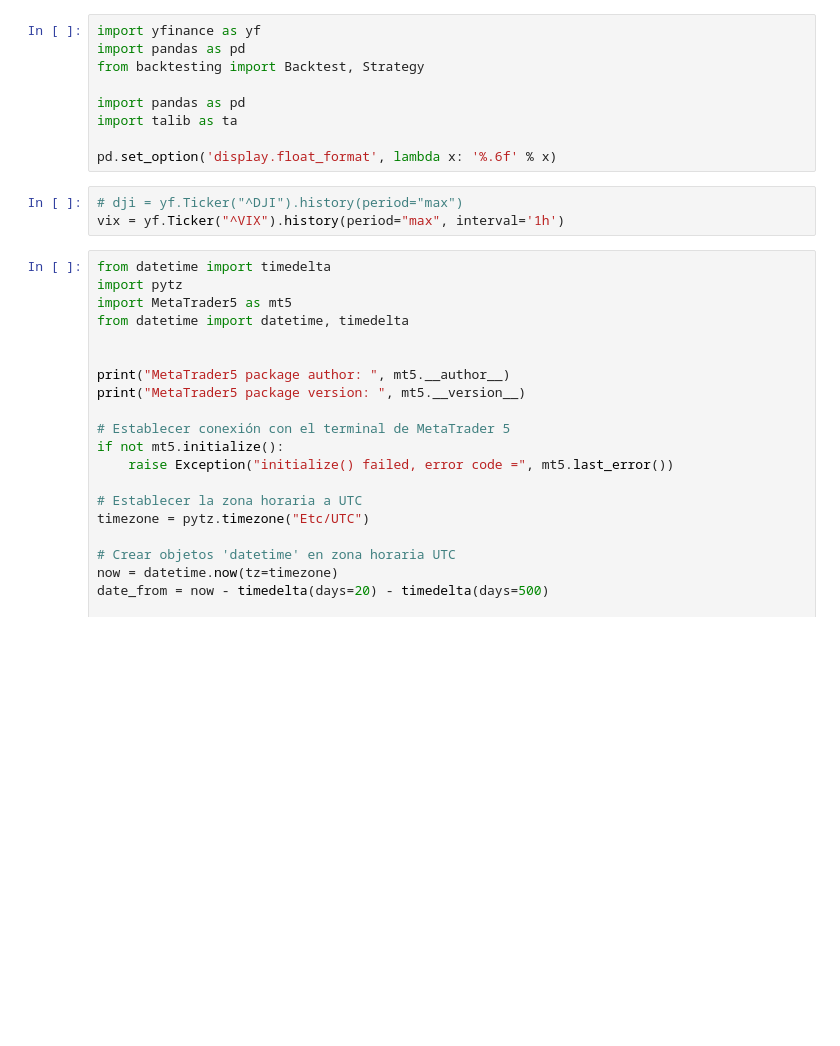
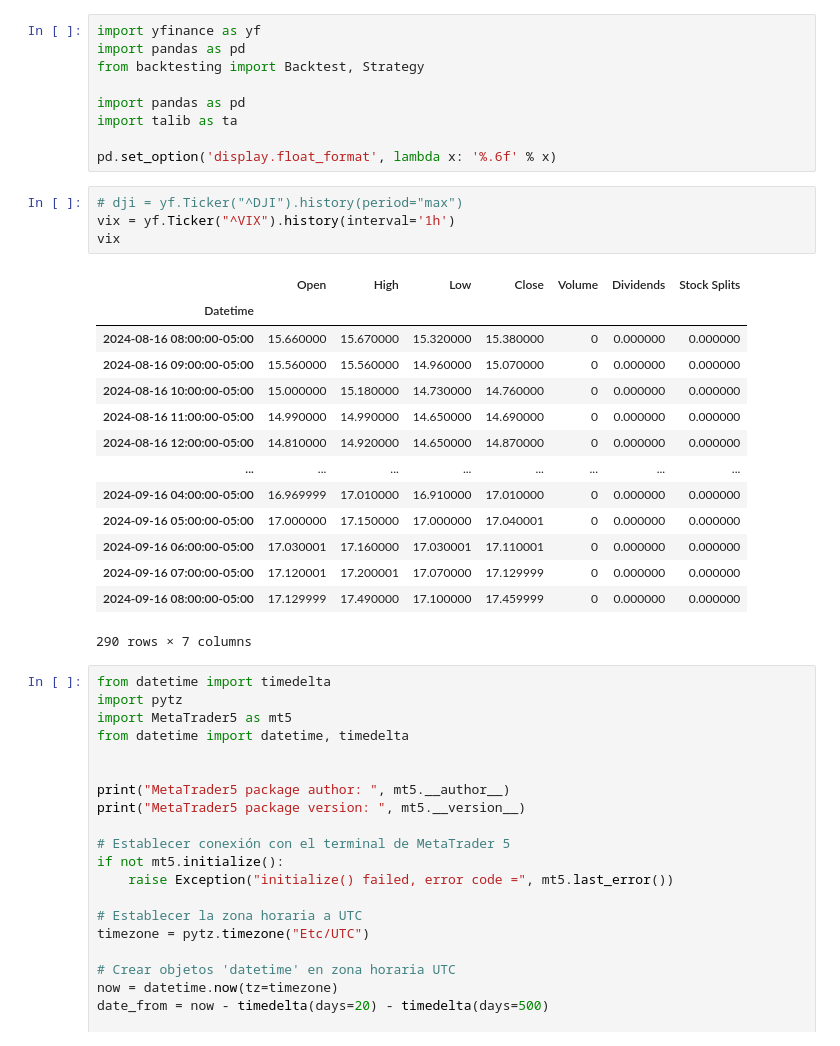
Before and after one commit to SaidJacobo/forex_ml_bot, a Jupyter notebook: backtesting/VixStrategy.ipynb, the cells around one changed output. Cells and saved outputs as stored; diff of their text form; blank space fills up the shorter version.

```diff
--- a/backtesting/VixStrategy.ipynb
+++ b/backtesting/VixStrategy.ipynb
@@ -9,7 +9,23 @@ import talib as ta
 pd.set_option('display.float_format', lambda x: '%.6f' % x)
 # %%
 # dji = yf.Ticker("^DJI").history(period="max")
-vix = yf.Ticker("^VIX").history(period="max", interval='1h')
+vix = yf.Ticker("^VIX").history(interval='1h')
+vix
+# %% [output]
+|  | Open | High | Low | Close | Volume | Dividends | Stock Splits |
+| Datetime |  |  |  |  |  |  |  |
+| 2024-08-16 08:00:00-05:00 | 15.660000 | 15.670000 | 15.320000 | 15.380000 | 0 | 0.000000 | 0.000000 |
+| 2024-08-16 09:00:00-05:00 | 15.560000 | 15.560000 | 14.960000 | 15.070000 | 0 | 0.000000 | 0.000000 |
+| 2024-08-16 10:00:00-05:00 | 15.000000 | 15.180000 | 14.730000 | 14.760000 | 0 | 0.000000 | 0.000000 |
+| 2024-08-16 11:00:00-05:00 | 14.990000 | 14.990000 | 14.650000 | 14.690000 | 0 | 0.000000 | 0.000000 |
+| 2024-08-16 12:00:00-05:00 | 14.810000 | 14.920000 | 14.650000 | 14.870000 | 0 | 0.000000 | 0.000000 |
+| ... | ... | ... | ... | ... | ... | ... | ... |
+| 2024-09-16 04:00:00-05:00 | 16.969999 | 17.010000 | 16.910000 | 17.010000 | 0 | 0.000000 | 0.000000 |
+| 2024-09-16 05:00:00-05:00 | 17.000000 | 17.150000 | 17.000000 | 17.040001 | 0 | 0.000000 | 0.000000 |
+| 2024-09-16 06:00:00-05:00 | 17.030001 | 17.160000 | 17.030001 | 17.110001 | 0 | 0.000000 | 0.000000 |
+| 2024-09-16 07:00:00-05:00 | 17.120001 | 17.200001 | 17.070000 | 17.129999 | 0 | 0.000000 | 0.000000 |
+| 2024-09-16 08:00:00-05:00 | 17.129999 | 17.490000 | 17.100000 | 17.459999 | 0 | 0.000000 | 0.000000 |
+290 rows × 7 columns
 # %%
 from datetime import timedelta
 import pytz
```
Also changed, not shown: 14 other files.
